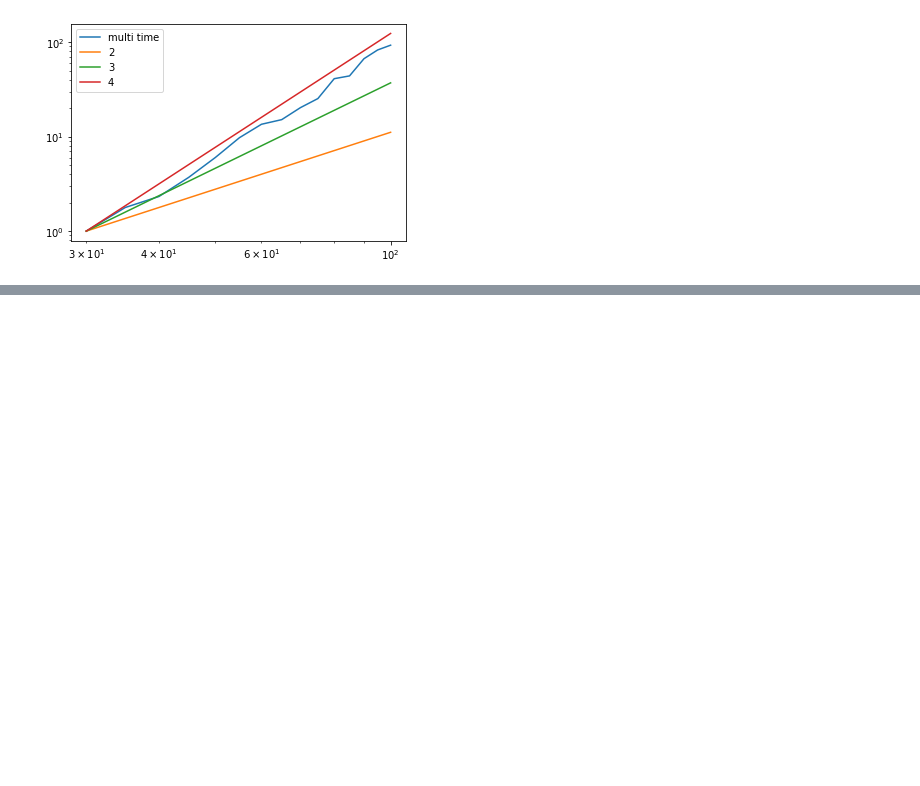
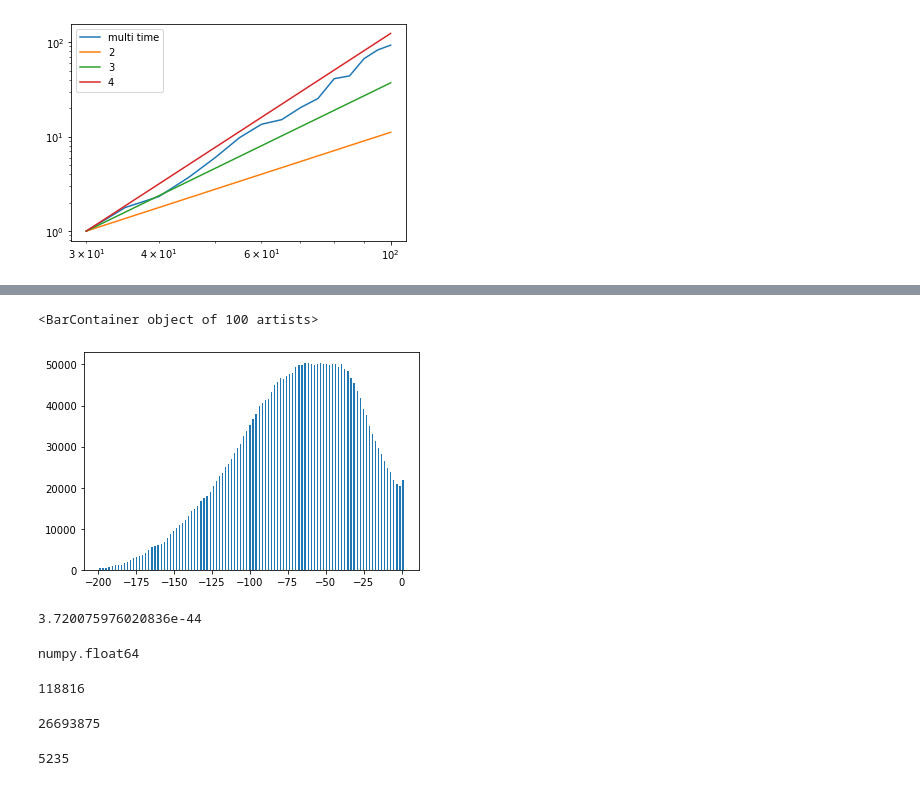
Before and after one commit to Noskario/github-upload, a Jupyter notebook: vizualisation_helper.ipynb, the cells around one changed output, grey strips where cells are left out. Drawn from its saved outputs; the diff is of its cells as text; code cells hidden in the pictures; blank space fills up the shorter version.

```diff
--- a/vizualisation_helper.ipynb
+++ b/vizualisation_helper.ipynb
@@ -388,0 +557,3 @@ g50=square_graph.SquareWilson(50,standardweights=False)
+# %%
+arr=LSc.toarray()
+arr
@@ -388,0 +574,2 @@ g50=square_graph.SquareWilson(50,standardweights=False)
+# %%
+logarr=np.log(arr)
@@ -388,0 +594,30 @@ g50=square_graph.SquareWilson(50,standardweights=False)
+# %%
+s,e=np.histogram(logarr,100,range=(-200,100))
+# %%
+mitte=.5*e[:-1]+.5*e[1:]
+# %%
+plt.bar(mitte,s)
+# %% [output]
+<BarContainer object of 100 artists>
+[figure, added]
+# %%
+np.exp(-100)
+# %% [output]
+3.720075976020836e-44
+# %%
+type(arr[4,6])
+# %% [output]
+numpy.float64
+# %%
+np.sum(arr >= .001)
+# %% [output]
+118816
+# %%
+np.sum(arr < 10e-18)
+# %% [output]
+26693875
+# %%
+n,_=arr.shape
+n
+# %% [output]
+5235
```
Also changed, not shown: parts of 54 cells of this notebook, 2 other files.
